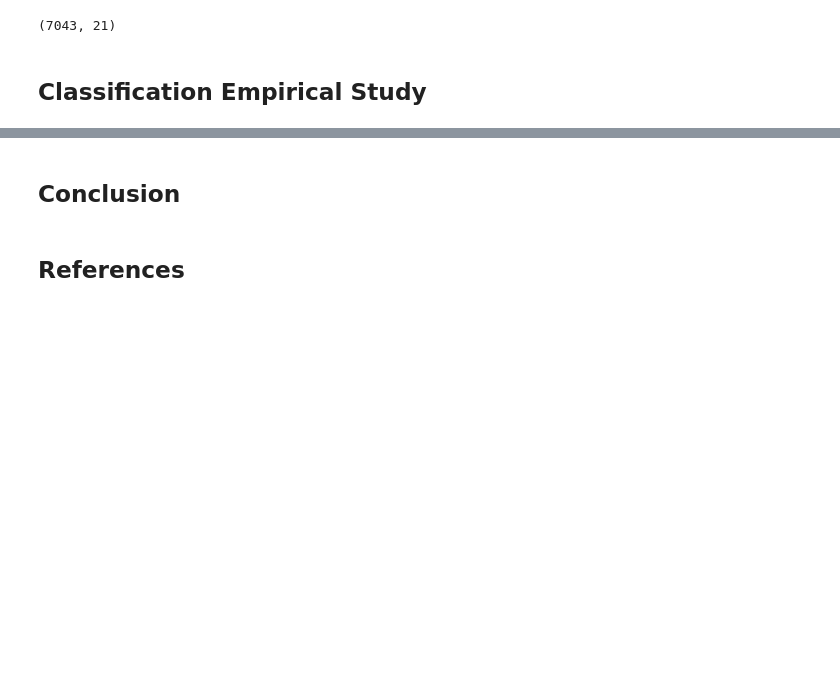
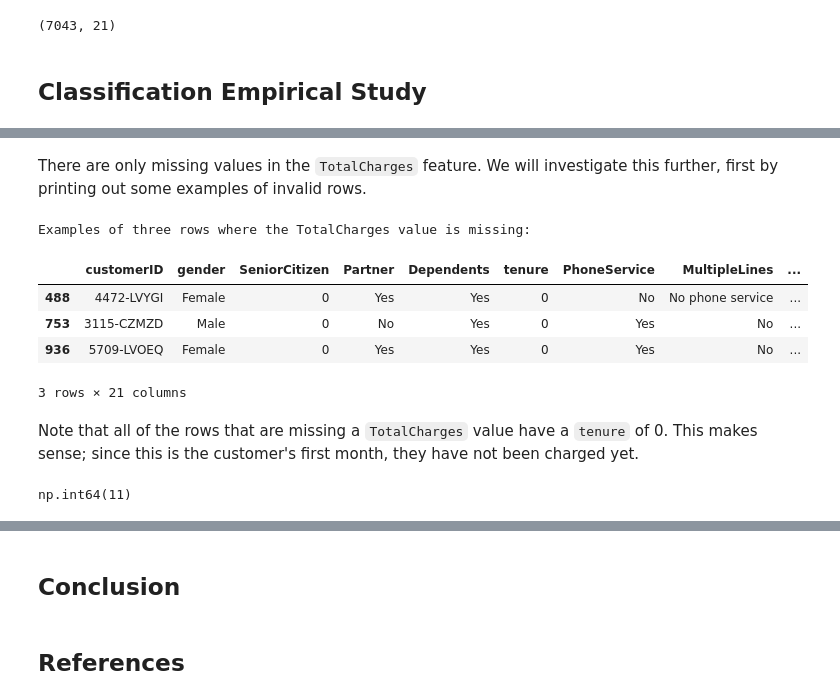
Before and after one commit to Natasa127/CSI4142-A3, a Jupyter notebook: Classification.ipynb, the cells around one changed output, grey strips where cells are left out. Cells and saved outputs as stored; diff of their text form; code cells hidden in the pictures; blank space fills up the shorter version.

```diff
--- a/Classification.ipynb
+++ b/Classification.ipynb
@@ -136,0 +297,25 @@ telco.shape
+# %% [markdown]
+There are only missing values in the `TotalCharges` feature. We will investigate this further, first by printing out some examples of invalid rows.
+# %%
+# Extract the rows with a missing TotalCharges
+invalid_presence = telco_df["TotalCharges"].apply(lambda attribute: (pd.isna(attribute) or (isinstance(attribute, str) and attribute.strip() == "")))
+
+# Save the invalid rows
+invalid_presence_df = telco_df.loc[invalid_presence]
+
+# Display the first 3 rows with a missing value
+print(f"Examples of three rows where the TotalCharges value is missing:")
+invalid_presence_df.head(3)
+# %% [output]
+Examples of three rows where the TotalCharges value is missing:
+|  | customerID | gender | SeniorCitizen | Partner | Dependents | tenure | PhoneService | MultipleLines | ... |
+| 488 | 4472-LVYGI | Female | 0 | Yes | Yes | 0 | No | No phone service | ... |
+| 753 | 3115-CZMZD | Male | 0 | No | Yes | 0 | Yes | No | ... |
+| 936 | 5709-LVOEQ | Female | 0 | Yes | Yes | 0 | Yes | No | ... |
+3 rows × 21 columns
+# %% [markdown]
+Note that all of the rows that are missing a `TotalCharges` value have a `tenure` of 0. This makes sense; since this is the customer's first month, they have not been charged yet.
+# %%
+telco_df["tenure"].value_counts()[0]
+# %% [output]
+np.int64(11)
```
Also changed, not shown: parts of 27 cells of this notebook.
